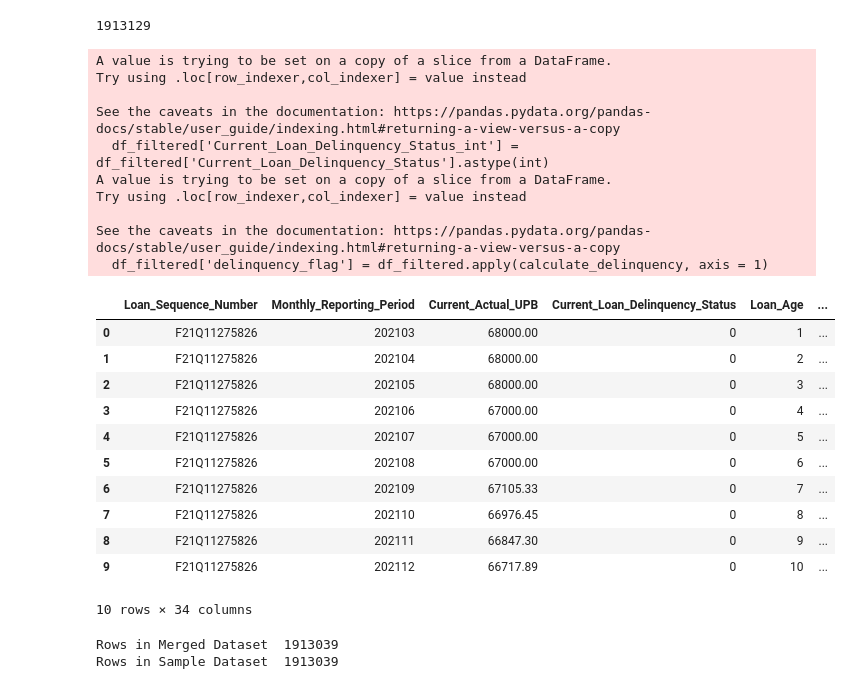
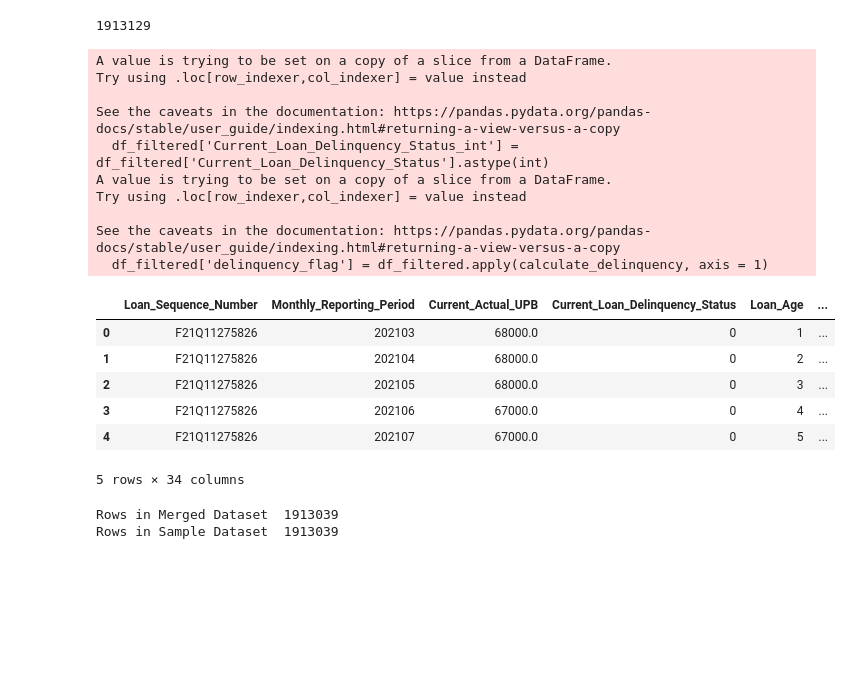
Before and after one commit to AaditRazdan/SPARK-Mortgage-Risk-Analysis, a Jupyter notebook: Origination-Performence-data.ipynb, the cells around one changed output. Drawn from its saved outputs; the diff is of its cells as text; code cells hidden in the pictures; blank space fills up the shorter version.

```diff
--- a/Origination-Performence-data.ipynb
+++ b/Origination-Performence-data.ipynb
@@ -41,40 +41,35 @@ print(num_rows)
 # %%
 df_filtered = performance_df[performance_df ['Current_Loan_Delinquency_Status'] != 'RA']
 df_filtered['Current_Loan_Delinquency_Status_int'] = df_filtered['Current_Loan_Delinquency_Status'].astype(int)
 
 # Calculate Delinquency Flag
 def calculate_delinquency(row):
     if (row['Current_Loan_Delinquency_Status_int'] >= 3):
         delinquency_flag = 1
     else:
         delinquency_flag = 0
     return delinquency_flag
 
 df_filtered['delinquency_flag'] = df_filtered.apply(calculate_delinquency, axis = 1)
-display(df_filtered.head(10))
+display(df_filtered.head(5))
 # %% [output]
 A value is trying to be set on a copy of a slice from a DataFrame.
 Try using .loc[row_indexer,col_indexer] = value instead
 
 See the caveats in the documentation: https://pandas.pydata.org/pandas-docs/stable/user_guide/indexing.html#returning-a-view-versus-a-copy
   df_filtered['Current_Loan_Delinquency_Status_int'] = df_filtered['Current_Loan_Delinquency_Status'].astype(int)
 A value is trying to be set on a copy of a slice from a DataFrame.
 Try using .loc[row_indexer,col_indexer] = value instead
 
 See the caveats in the documentation: https://pandas.pydata.org/pandas-docs/stable/user_guide/indexing.html#returning-a-view-versus-a-copy
   df_filtered['delinquency_flag'] = df_filtered.apply(calculate_delinquency, axis = 1)
 |  | Loan_Sequence_Number | Monthly_Reporting_Period | Current_Actual_UPB | Current_Loan_Delinquency_Status | Loan_Age | ... |
-| 0 | F21Q11275826 | 202103 | 68000.00 | 0 | 1 | ... |
-| 1 | F21Q11275826 | 202104 | 68000.00 | 0 | 2 | ... |
-| 2 | F21Q11275826 | 202105 | 68000.00 | 0 | 3 | ... |
-| 3 | F21Q11275826 | 202106 | 67000.00 | 0 | 4 | ... |
-| 4 | F21Q11275826 | 202107 | 67000.00 | 0 | 5 | ... |
-| 5 | F21Q11275826 | 202108 | 67000.00 | 0 | 6 | ... |
-| 6 | F21Q11275826 | 202109 | 67105.33 | 0 | 7 | ... |
-| 7 | F21Q11275826 | 202110 | 66976.45 | 0 | 8 | ... |
-| 8 | F21Q11275826 | 202111 | 66847.30 | 0 | 9 | ... |
-| 9 | F21Q11275826 | 202112 | 66717.89 | 0 | 10 | ... |
+| 0 | F21Q11275826 | 202103 | 68000.0 | 0 | 1 | ... |
+| 1 | F21Q11275826 | 202104 | 68000.0 | 0 | 2 | ... |
+| 2 | F21Q11275826 | 202105 | 68000.0 | 0 | 3 | ... |
+| 3 | F21Q11275826 | 202106 | 67000.0 | 0 | 4 | ... |
+| 4 | F21Q11275826 | 202107 | 67000.0 | 0 | 5 | ... |
-10 rows × 34 columns
+5 rows × 34 columns
 # %%
 # Inner join on a common column 'key'
 merged_df = pd.merge(origination_df, df_filtered, on='Loan_Sequence_Number', how='inner')
```
Also changed, not shown: parts of 14 cells of this notebook, 1 other file.
